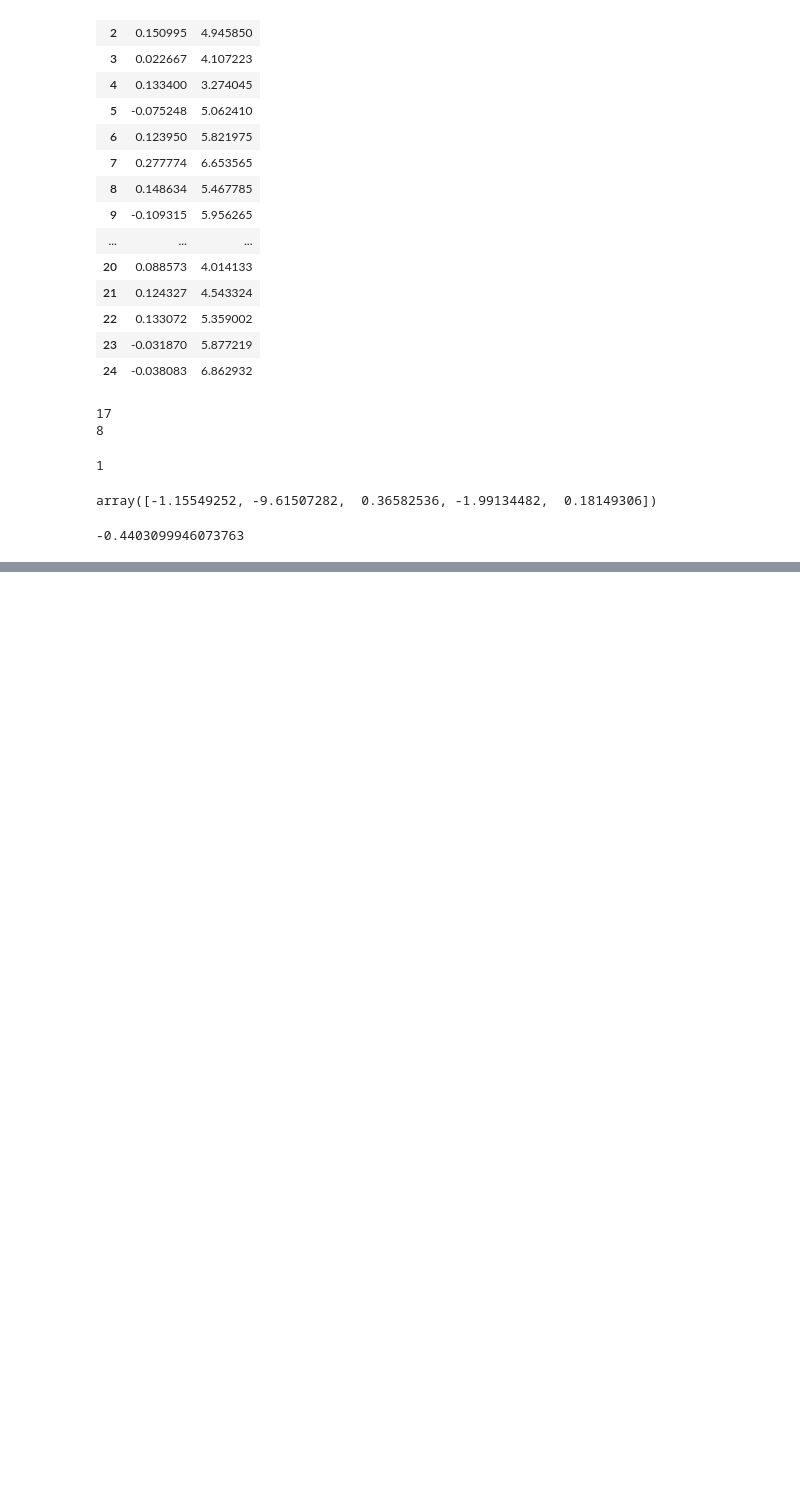
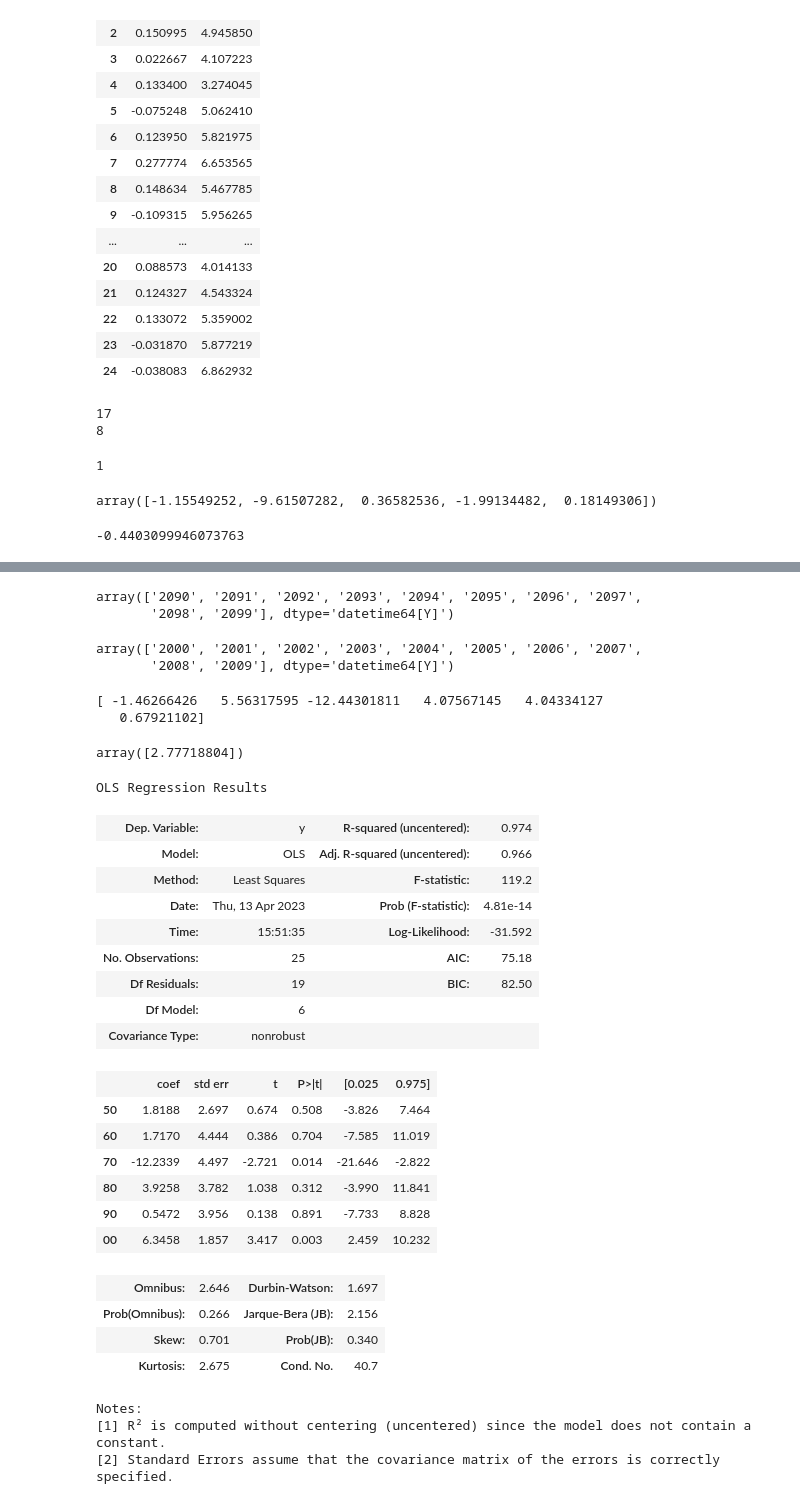
Before and after one commit to SashaCuau/ProjetMeteo, a Jupyter notebook: sujet_seance1_a_completer.ipynb, the cells around one changed output, grey strips where cells are left out. Cells and saved outputs as stored; diff of their text form; code cells hidden in the pictures; blank space fills up the shorter version.

```diff
--- a/sujet_seance1_a_completer.ipynb
+++ b/sujet_seance1_a_completer.ipynb
@@ -635,0 +763,22 @@ print(regr.score(X_test, y_test))
+# %%
+#label_past_times[0:51]
+label_past_times[50:101]
+
+label_future_times[68:78]
+# %% [output]
+array(['2090', '2091', '2092', '2093', '2094', '2095', '2096', '2097',
+       '2098', '2099'], dtype='datetime64[Y]')
+# %%
+label_past_times[100:110]
+label_past_times[110:120]
+label_past_times[120:130]
+label_past_times[130:140]
+label_past_times[140:150]
+label_past_times[150:160]
+
+
+
+#label_future_times[68:78]
+# %% [output]
+array(['2000', '2001', '2002', '2003', '2004', '2005', '2006', '2007',
+       '2008', '2009'], dtype='datetime64[Y]')
@@ -635,0 +805,46 @@ print(regr.score(X_test, y_test))
+# %%
+from sklearn import linear_model
+
+
+regr = linear_model.LinearRegression()
+regr.fit(X_, Y_)
+
+print(regr.coef_)
+# %% [output]
+[ -1.46266426   5.56317595 -12.44301811   4.07567145   4.04334127
+   0.67921102]
+# %%
+regr.coef_[0]*X_obs50 + regr.coef_[1]*X_obs60 + regr.coef_[2]*X_obs70 + regr.coef_[3]*X_obs80 + regr.coef_[4]*X_obs90 + regr.coef_[5]*X_obs00
+# %% [output]
+array([2.77718804])
+# %%
+from statsmodels.regression.linear_model import OLS
+m = OLS(Y_,X_)
+results = m.fit()
+su = results.summary()
+su
+# %% [output]
+OLS Regression Results
+| Dep. Variable: | y | R-squared (uncentered): | 0.974 |
+| Model: | OLS | Adj. R-squared (uncentered): | 0.966 |
+| Method: | Least Squares | F-statistic: | 119.2 |
+| Date: | Thu, 13 Apr 2023 | Prob (F-statistic): | 4.81e-14 |
+| Time: | 15:51:35 | Log-Likelihood: | -31.592 |
+| No. Observations: | 25 | AIC: | 75.18 |
+| Df Residuals: | 19 | BIC: | 82.50 |
+| Df Model: | 6 |  |  |
+| Covariance Type: | nonrobust |  |  |
+|  | coef | std err | t | P>|t| | [0.025 | 0.975] |
+| 50 | 1.8188 | 2.697 | 0.674 | 0.508 | -3.826 | 7.464 |
+| 60 | 1.7170 | 4.444 | 0.386 | 0.704 | -7.585 | 11.019 |
+| 70 | -12.2339 | 4.497 | -2.721 | 0.014 | -21.646 | -2.822 |
+| 80 | 3.9258 | 3.782 | 1.038 | 0.312 | -3.990 | 11.841 |
+| 90 | 0.5472 | 3.956 | 0.138 | 0.891 | -7.733 | 8.828 |
+| 00 | 6.3458 | 1.857 | 3.417 | 0.003 | 2.459 | 10.232 |
+| Omnibus: | 2.646 | Durbin-Watson: | 1.697 |
+| Prob(Omnibus): | 0.266 | Jarque-Bera (JB): | 2.156 |
+| Skew: | 0.701 | Prob(JB): | 0.340 |
+| Kurtosis: | 2.675 | Cond. No. | 40.7 |
+Notes:
+[1] R² is computed without centering (uncentered) since the model does not contain a constant.
+[2] Standard Errors assume that the covariance matrix of the errors is correctly specified.
```
Also changed, not shown: parts of 26 cells of this notebook.
